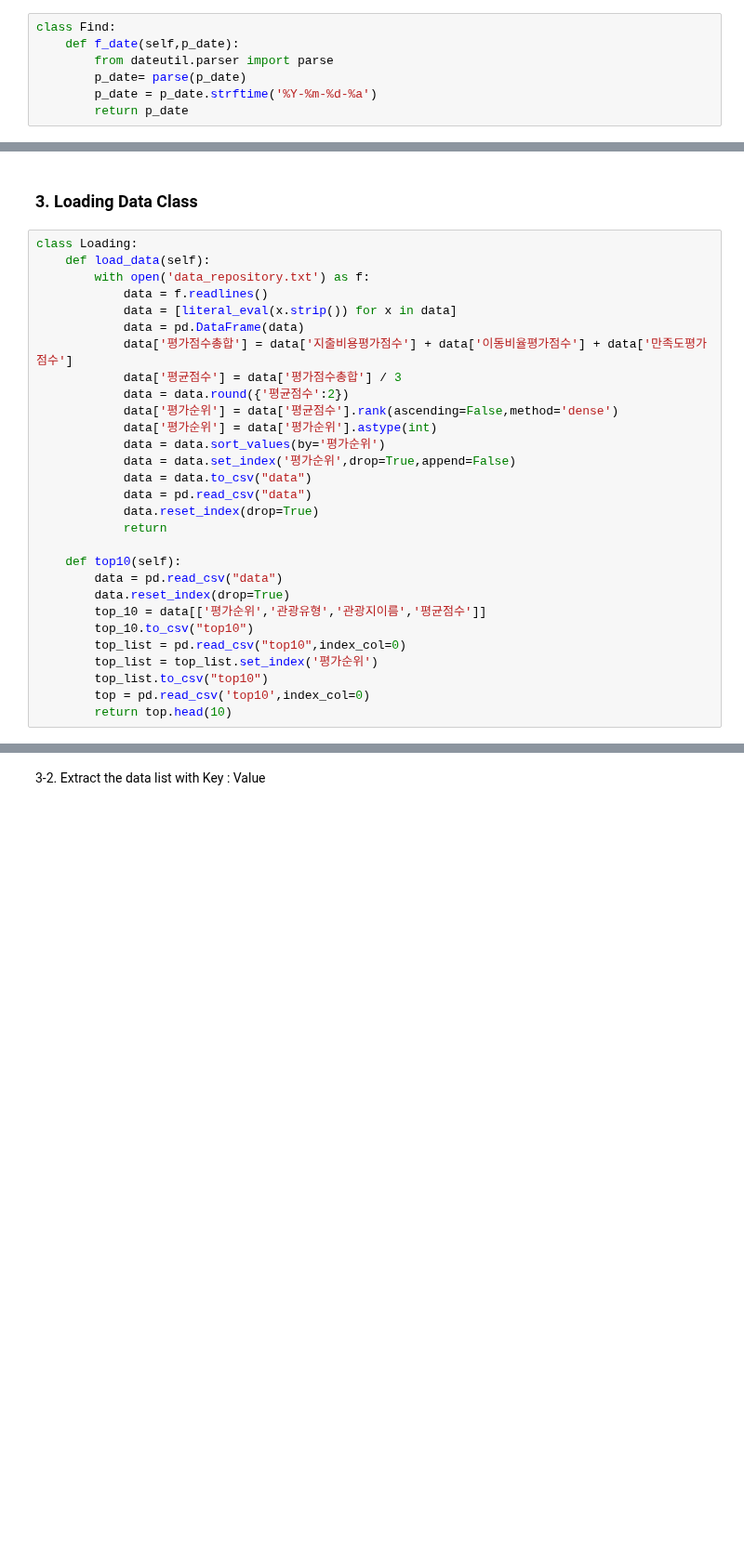
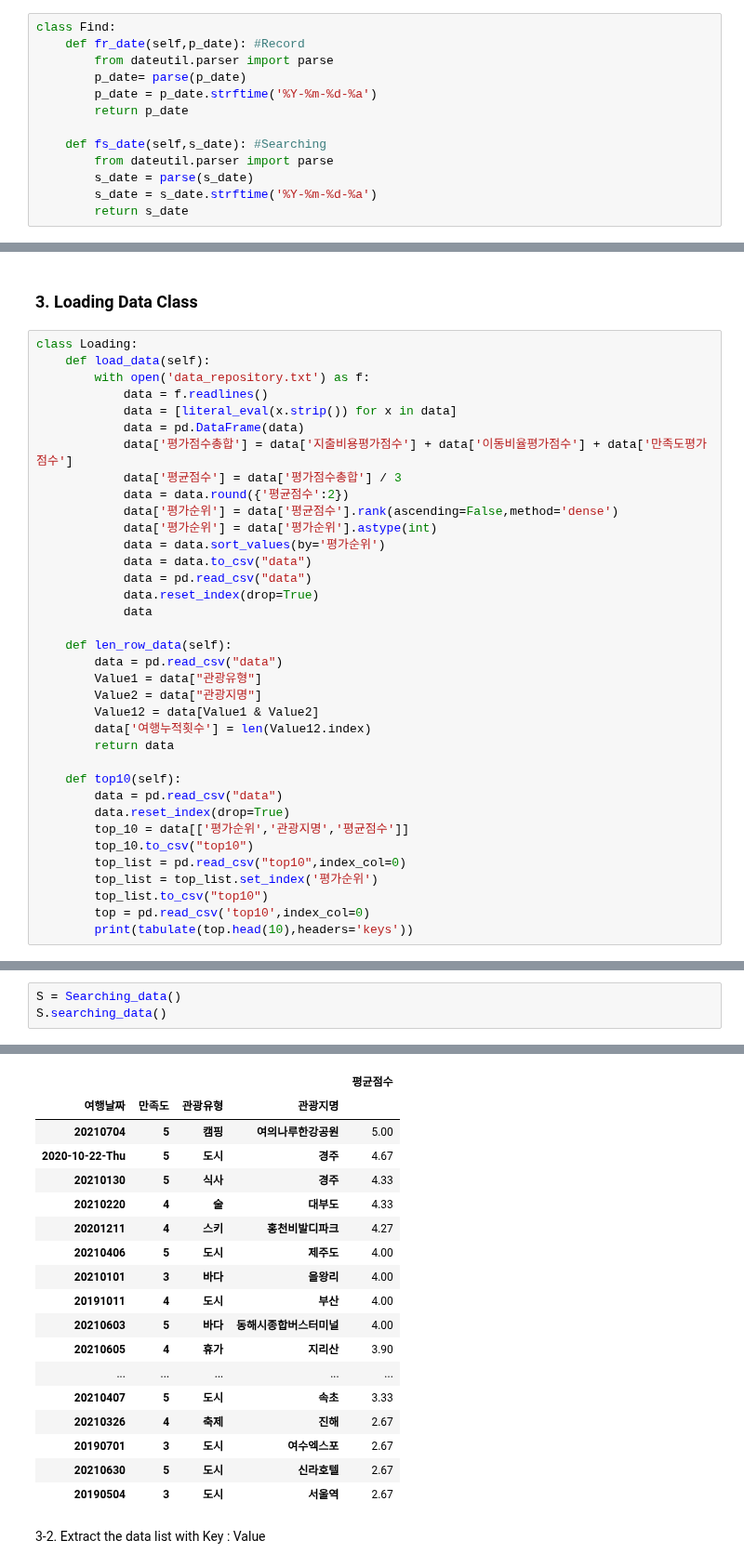
Before and after one commit to kikiru328/CAKD3-Github, a Jupyter notebook: 20210630/Dum's Program.ipynb, the cells around one changed output, grey strips where cells are left out. Shown at 93% size. Saved outputs shown, nothing was run; the diff lists cells and outputs as text; blank space fills up the shorter version.

```diff
--- a/20210630/Dum's Program.ipynb
+++ b/20210630/Dum's Program.ipynb
@@ -31,11 +33,17 @@ import time
 2-1-1 Find date class
 # %%
 class Find:
-    def f_date(self,p_date):
+    def fr_date(self,p_date): #Record
         from dateutil.parser import parse
         p_date= parse(p_date)
         p_date = p_date.strftime('%Y-%m-%d-%a')
         return p_date
+
+    def fs_date(self,s_date): #Searching
+        from dateutil.parser import parse
+        s_date = parse(s_date)
+        s_date = s_date.strftime('%Y-%m-%d-%a')
+        return s_date
 # %% [markdown]
 2-1-2 Cal_Distance class
 # %%
@@ -490,19 +503,26 @@ class Loading:
             data['평가순위'] = data['평균점수'].rank(ascending=False,method='dense')
             data['평가순위'] = data['평가순위'].astype(int)
             data = data.sort_values(by='평가순위')
-            data = data.set_index('평가순위',drop=True,append=False)
             data = data.to_csv("data")
             data = pd.read_csv("data")
             data.reset_index(drop=True)
-            return
+            data
+
+    def len_row_data(self):
+        data = pd.read_csv("data")
+        Value1 = data["관광유형"]
+        Value2 = data["관광지명"]
+        Value12 = data[Value1 & Value2]
+        data['여행누적횟수'] = len(Value12.index)
+        return data
 
     def top10(self):
         data = pd.read_csv("data")
         data.reset_index(drop=True)
-        top_10 = data[['평가순위','관광유형','관광지이름','평균점수']]
+        top_10 = data[['평가순위','관광지명','평균점수']]
         top_10.to_csv("top10")
         top_list = pd.read_csv("top10",index_col=0)
         top_list = top_list.set_index('평가순위')
         top_list.to_csv("top10")
         top = pd.read_csv('top10',index_col=0)
-        return top.head(10)
+        print(tabulate(top.head(10),headers='keys'))
@@ -534,0 +836,4 @@ L.top10()
+# %%
+S = Searching_data()
+S.searching_data()
+# %% [output]
@@ -535,3 +851,21 @@ L.top10()
+|  |  |  |  | 평균점수 |
+| 여행날짜 | 만족도 | 관광유형 | 관광지명 |  |
+| 20210704 | 5 | 캠핑 | 여의나루한강공원 | 5.00 |
+| 2020-10-22-Thu | 5 | 도시 | 경주 | 4.67 |
+| 20210130 | 5 | 식사 | 경주 | 4.33 |
+| 20210220 | 4 | 술 | 대부도 | 4.33 |
+| 20201211 | 4 | 스키 | 홍천비발디파크 | 4.27 |
+| 20210406 | 5 | 도시 | 제주도 | 4.00 |
+| 20210101 | 3 | 바다 | 을왕리 | 4.00 |
+| 20191011 | 4 | 도시 | 부산 | 4.00 |
+| 20210603 | 5 | 바다 | 동해시종합버스터미널 | 4.00 |
+| 20210605 | 4 | 휴가 | 지리산 | 3.90 |
+| ... | ... | ... | ... | ... |
+| 20210407 | 5 | 도시 | 속초 | 3.33 |
+| 20210326 | 4 | 축제 | 진해 | 2.67 |
+| 20190701 | 3 | 도시 | 여수엑스포 | 2.67 |
+| 20210630 | 5 | 도시 | 신라호텔 | 2.67 |
+| 20190504 | 3 | 도시 | 서울역 | 2.67 |
 # %% [markdown]
 3-2. Extract the data list with Key : Value
 # %% [markdown]
```
Also changed, not shown: parts of 42 cells of this notebook, 9 other files.
